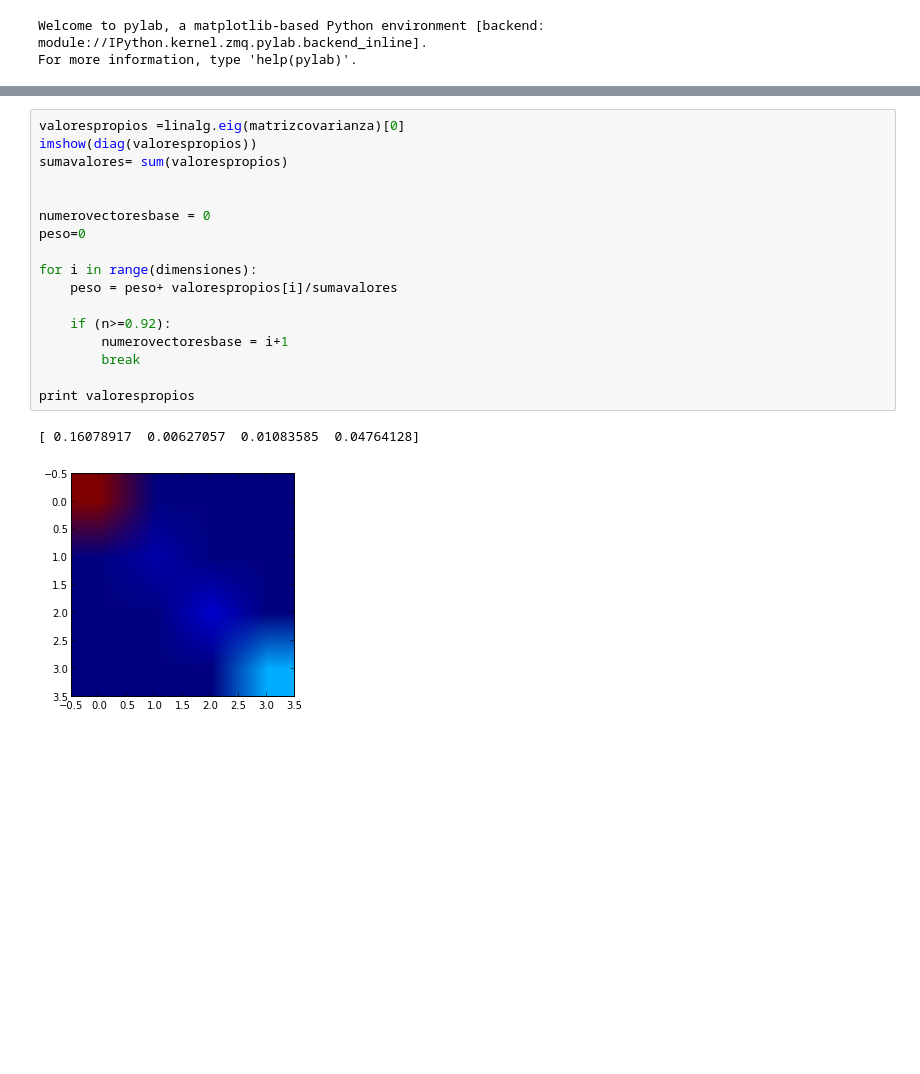
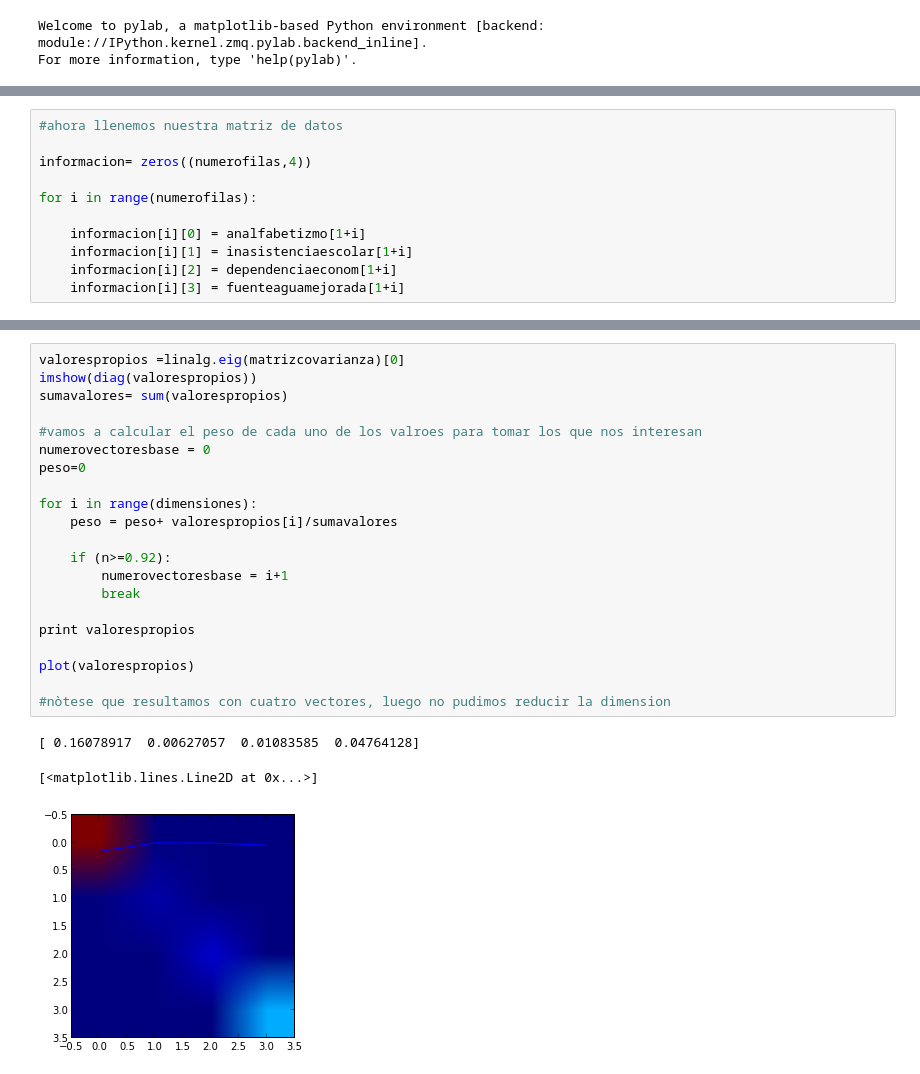
Before and after one commit to jscalderon3227/Tarea-4, a Jupyter notebook: ClusteringPobreza.ipynb, the cells around one changed output, grey strips where cells are left out. Cells and saved outputs as stored; diff of their text form; blank space fills up the shorter version.

```diff
--- a/ClusteringPobreza.ipynb
+++ b/ClusteringPobreza.ipynb
@@ -71,0 +28,11 @@ imshow(matrizcovarianza)
+# %%
+#ahora llenemos nuestra matriz de datos
+
+informacion= zeros((numerofilas,4))
+
+for i in range(numerofilas):
+
+    informacion[i][0] = analfabetizmo[1+i]
+    informacion[i][1] = inasistenciaescolar[1+i]
+    informacion[i][2] = dependenciaeconom[1+i]
+    informacion[i][3] = fuenteaguamejorada[1+i]
@@ -72,23 +82,28 @@ imshow(matrizcovarianza)
 # %%
 valorespropios =linalg.eig(matrizcovarianza)[0]
 imshow(diag(valorespropios))
 sumavalores= sum(valorespropios)
 
-
+#vamos a calcular el peso de cada uno de los valroes para tomar los que nos interesan
 numerovectoresbase = 0
 peso=0
 
 for i in range(dimensiones):
     peso = peso+ valorespropios[i]/sumavalores
 
     if (n>=0.92):
         numerovectoresbase = i+1
         break
 
 print valorespropios
+
+plot(valorespropios)
+
+#nòtese que resultamos con cuatro vectores, luego no pudimos reducir la dimension
 # %% [output]
 [ 0.16078917  0.00627057  0.01083585  0.04764128]
+[<matplotlib.lines.Line2D at 0x...>]
-[figure, old version]
+[figure, new version]
 # %%
 vectorespropios = linalg.eig(matrizcovarianza)[1]
 
```
Also changed, not shown: parts of 14 cells of this notebook.
